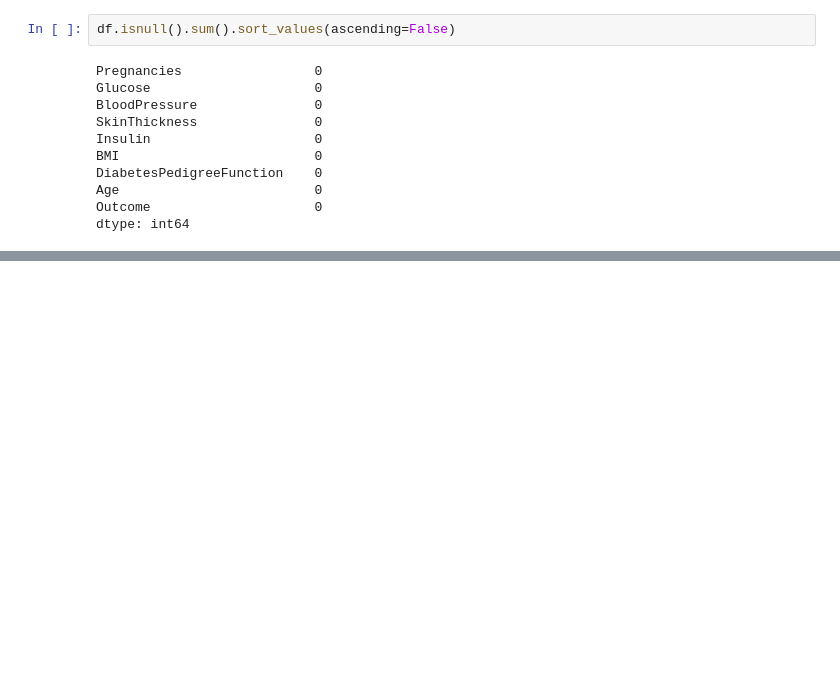
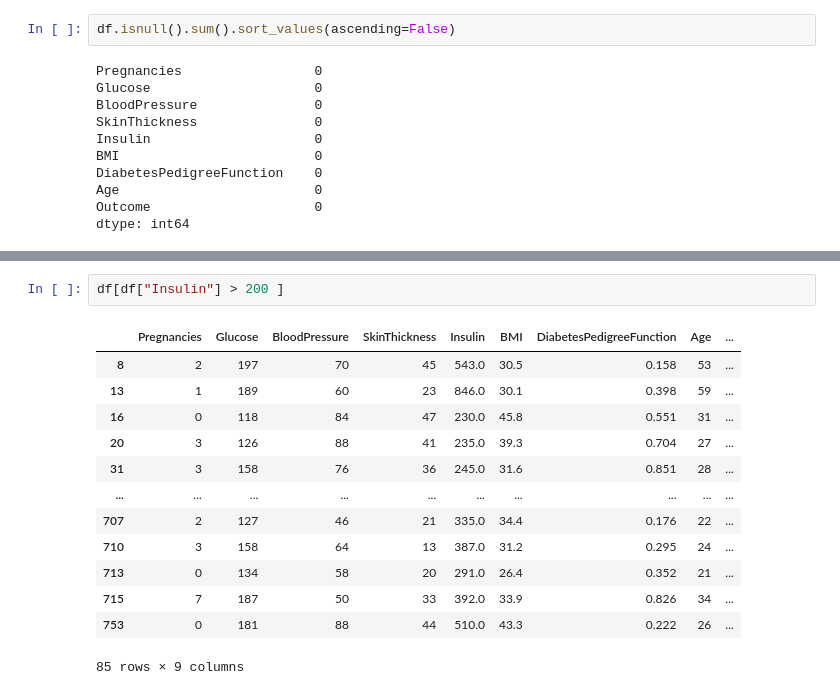
Before and after one commit to bartowen/desicion_tree_algo, a Jupyter notebook: src/explore.ipynb, the cells around one changed output, grey strips where cells are left out. Drawn from its saved outputs; the diff is of its cells as text; blank space fills up the shorter version.

Commit message:
insulin

```diff
--- a/src/explore.ipynb
+++ b/src/explore.ipynb
@@ -352,0 +384,16 @@ df.describe()
+# %%
+df[df["Insulin"] > 200 ]
+# %% [output]
+|  | Pregnancies | Glucose | BloodPressure | SkinThickness | Insulin | BMI | DiabetesPedigreeFunction | Age | ... |
+| 8 | 2 | 197 | 70 | 45 | 543.0 | 30.5 | 0.158 | 53 | ... |
+| 13 | 1 | 189 | 60 | 23 | 846.0 | 30.1 | 0.398 | 59 | ... |
+| 16 | 0 | 118 | 84 | 47 | 230.0 | 45.8 | 0.551 | 31 | ... |
+| 20 | 3 | 126 | 88 | 41 | 235.0 | 39.3 | 0.704 | 27 | ... |
+| 31 | 3 | 158 | 76 | 36 | 245.0 | 31.6 | 0.851 | 28 | ... |
+| ... | ... | ... | ... | ... | ... | ... | ... | ... | ... |
+| 707 | 2 | 127 | 46 | 21 | 335.0 | 34.4 | 0.176 | 22 | ... |
+| 710 | 3 | 158 | 64 | 13 | 387.0 | 31.2 | 0.295 | 24 | ... |
+| 713 | 0 | 134 | 58 | 20 | 291.0 | 26.4 | 0.352 | 21 | ... |
+| 715 | 7 | 187 | 50 | 33 | 392.0 | 33.9 | 0.826 | 34 | ... |
+| 753 | 0 | 181 | 88 | 44 | 510.0 | 43.3 | 0.222 | 26 | ... |
+85 rows × 9 columns
```
Also changed, not shown: parts of 4 cells of this notebook.
